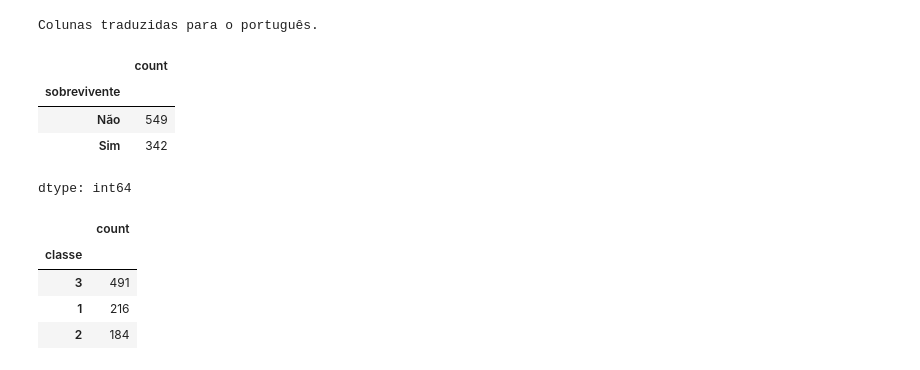
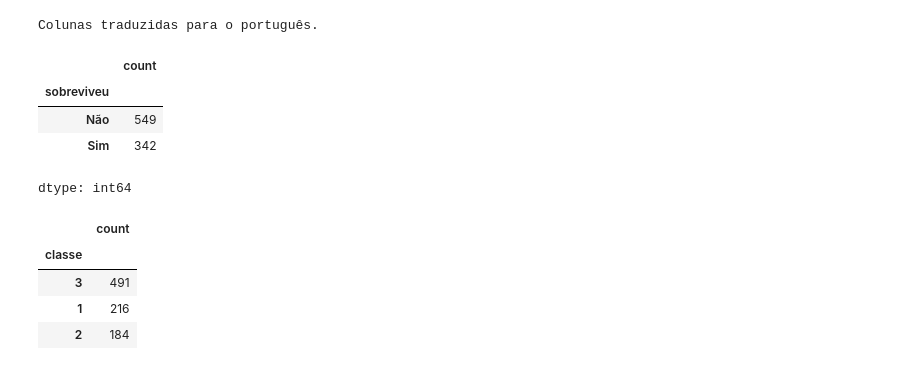
Before and after one commit to tainabh/analise_titanic, a Jupyter notebook: analise_titanic.ipynb, the cells around one changed output. Saved outputs shown, nothing was run; the diff lists cells and outputs as text; code cells hidden in the pictures.

```diff
--- a/analise_titanic.ipynb
+++ b/analise_titanic.ipynb
@@ -137,15 +137,15 @@ print ("Colunas traduzidas para o português.")
 # %% [output]
 Colunas traduzidas para o português.
 # %%
-# Transformando a coluna "sobrevivente", alterando as variáveis para "sim" ou "não"
+# Mantendo a coluna "sobrevivente", já que está em formato de número inteiro, e criando uma nova coluna com nome "sobreviveu" atribuindo as variáveis para "sim" ou "não" no formato string
 
-df_titanic['sobrevivente'] = df_titanic['sobrevivente'].astype(str)
-df_titanic['sobrevivente'] = df_titanic['sobrevivente'].map({'0': 'Não', '1': 'Sim'})
 
-df_titanic['sobrevivente'].value_counts()
+df_titanic['sobreviveu'] = df_titanic['sobrevivente'].map({0: 'Não', 1: 'Sim'})
+
+df_titanic['sobreviveu'].value_counts()
 # %% [output]
 |  | count |
-| sobrevivente |  |
+| sobreviveu |  |
 | Não | 549 |
 | Sim | 342 |
 dtype: int64
```
Also changed, not shown: parts of 11 cells of this notebook.
